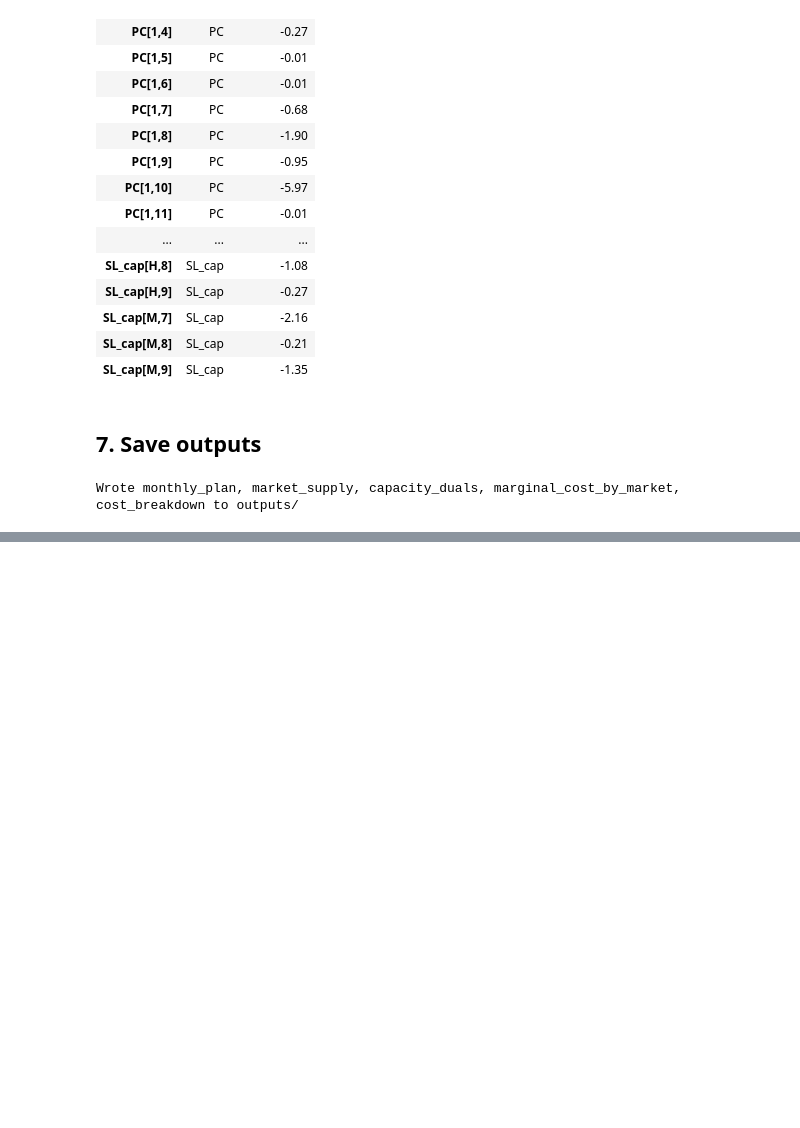
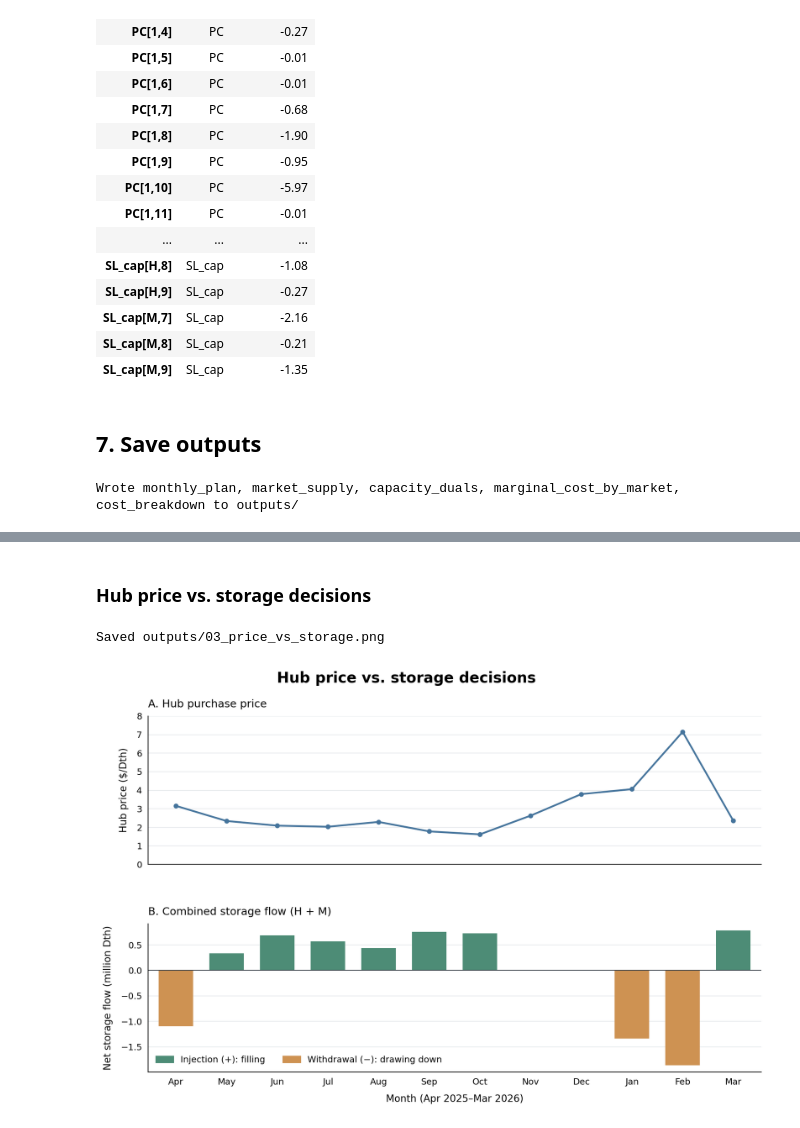
Before and after one commit to robjiakai/MidAtlanticGasMerchant, a Jupyter notebook: run_model.ipynb, the cells around one changed output, grey strips where cells are left out. Saved outputs shown, nothing was run; the diff lists cells and outputs as text; code cells hidden in the pictures; blank space fills up the shorter version.

```diff
--- a/run_model.ipynb
+++ b/run_model.ipynb
@@ -333,0 +364,8 @@ Wrote monthly_plan, market_supply, capacity_duals, marginal_cost_by_market, cost
+# %% [markdown]
+### Hub price vs. storage decisions
+# %%
+viz.plot_price_vs_storage(plan_csv, prices_csv, FIG_DIR)
+Image(filename=FIG_DIR / "03_price_vs_storage.png")
+# %% [output]
+Saved outputs/03_price_vs_storage.png
+[figure, added]
```
Also changed, not shown: parts of 7 cells of this notebook, 3 other files.
